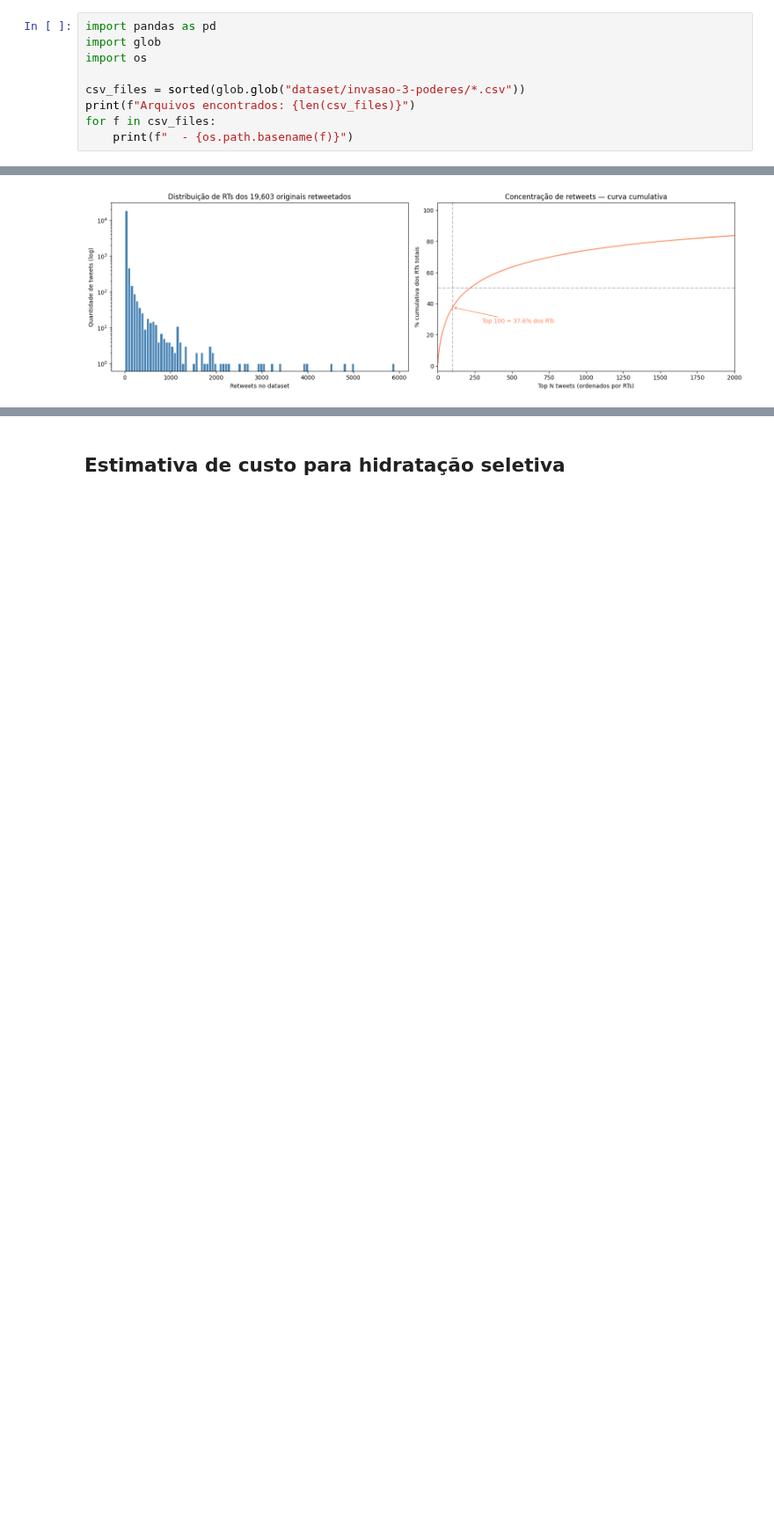
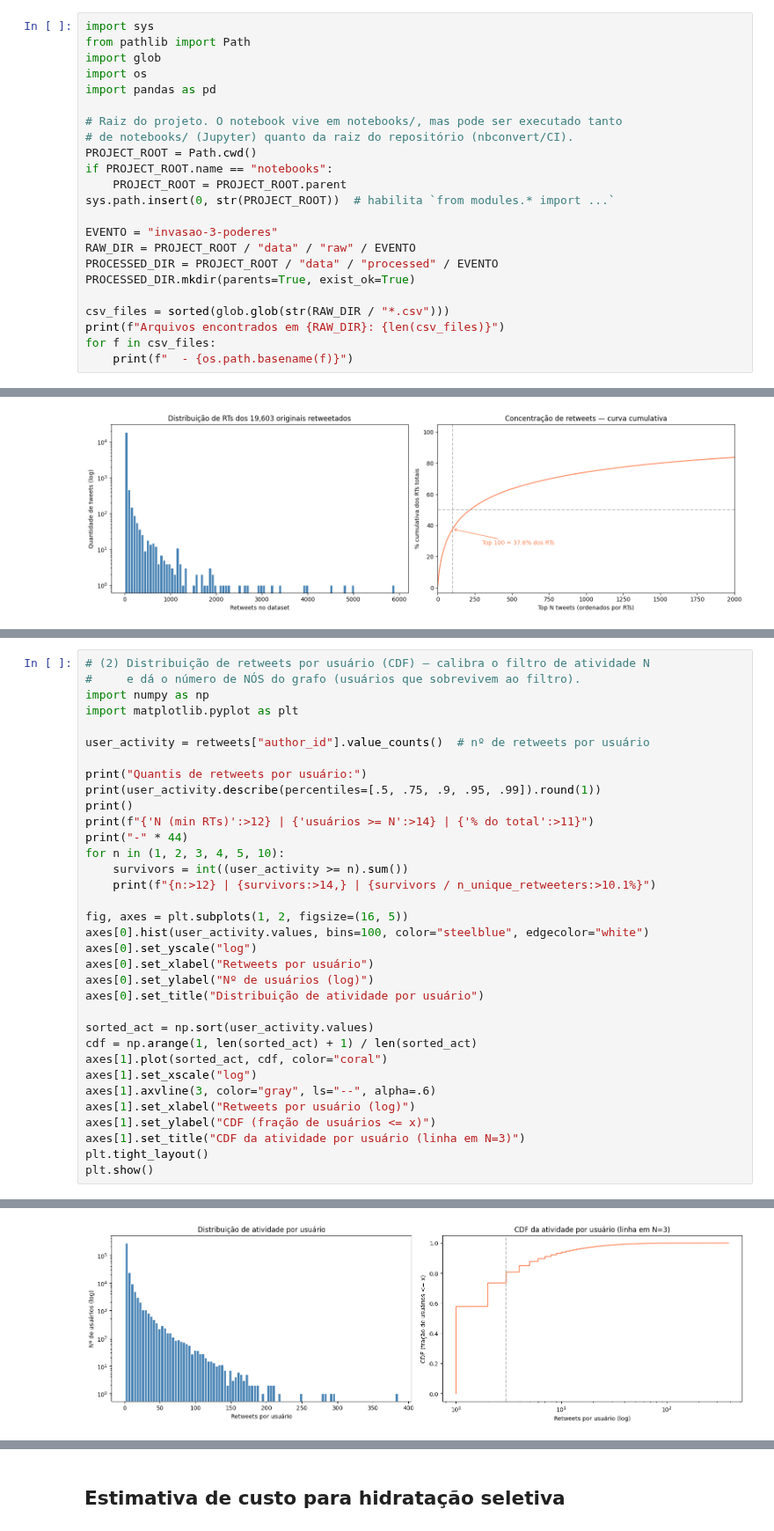
Before and after one commit to Vipigal/tcc-ufmg, a Jupyter notebook: notebooks/exploratory-analysis.ipynb, the cells around one changed output, grey strips where cells are left out. Shown at 88% size. Drawn from its saved outputs; the diff is of its cells as text; blank space fills up the shorter version.

Commit message:
add pipeline for data processing + separate python modules

```diff
--- a/notebooks/exploratory-analysis.ipynb
+++ b/notebooks/exploratory-analysis.ipynb
@@ -3,12 +3,26 @@
 
 Objetivo: carregar todos os CSVs do dataset, filtrar apenas os tweets originais (sem `referenced_tweets`) e exportar para `original_tweets.csv`.
 # %%
-import pandas as pd
+import sys
+from pathlib import Path
 import glob
 import os
+import pandas as pd
 
-csv_files = sorted(glob.glob("dataset/invasao-3-poderes/*.csv"))
-print(f"Arquivos encontrados: {len(csv_files)}")
+# Raiz do projeto. O notebook vive em notebooks/, mas pode ser executado tanto
+# de notebooks/ (Jupyter) quanto da raiz do repositório (nbconvert/CI).
+PROJECT_ROOT = Path.cwd()
+if PROJECT_ROOT.name == "notebooks":
+    PROJECT_ROOT = PROJECT_ROOT.parent
+sys.path.insert(0, str(PROJECT_ROOT))  # habilita `from modules.* import ...`
+
+EVENTO = "invasao-3-poderes"
+RAW_DIR = PROJECT_ROOT / "data" / "raw" / EVENTO
+PROCESSED_DIR = PROJECT_ROOT / "data" / "processed" / EVENTO
+PROCESSED_DIR.mkdir(parents=True, exist_ok=True)
+
+csv_files = sorted(glob.glob(str(RAW_DIR / "*.csv")))
+print(f"Arquivos encontrados em {RAW_DIR}: {len(csv_files)}")
 for f in csv_files:
     print(f"  - {os.path.basename(f)}")
 # %% [output]
@@ -234,0 +294,35 @@ plt.show()
+# %%
+# (2) Distribuição de retweets por usuário (CDF) — calibra o filtro de atividade N
+#     e dá o número de NÓS do grafo (usuários que sobrevivem ao filtro).
+import numpy as np
+import matplotlib.pyplot as plt
+
+user_activity = retweets["author_id"].value_counts()  # nº de retweets por usuário
+
+print("Quantis de retweets por usuário:")
+print(user_activity.describe(percentiles=[.5, .75, .9, .95, .99]).round(1))
+print()
+print(f"{'N (min RTs)':>12} | {'usuários >= N':>14} | {'% do total':>11}")
+print("-" * 44)
+for n in (1, 2, 3, 4, 5, 10):
+    survivors = int((user_activity >= n).sum())
+    print(f"{n:>12} | {survivors:>14,} | {survivors / n_unique_retweeters:>10.1%}")
+
+fig, axes = plt.subplots(1, 2, figsize=(16, 5))
+axes[0].hist(user_activity.values, bins=100, color="steelblue", edgecolor="white")
+axes[0].set_yscale("log")
+axes[0].set_xlabel("Retweets por usuário")
+axes[0].set_ylabel("Nº de usuários (log)")
+axes[0].set_title("Distribuição de atividade por usuário")
+
+sorted_act = np.sort(user_activity.values)
+cdf = np.arange(1, len(sorted_act) + 1) / len(sorted_act)
+axes[1].plot(sorted_act, cdf, color="coral")
+axes[1].set_xscale("log")
+axes[1].axvline(3, color="gray", ls="--", alpha=.6)
+axes[1].set_xlabel("Retweets por usuário (log)")
+axes[1].set_ylabel("CDF (fração de usuários <= x)")
+axes[1].set_title("CDF da atividade por usuário (linha em N=3)")
+plt.tight_layout()
+plt.show()
+# %% [output]
@@ -234,0 +346 @@ plt.show()
+[figure, added]
```
Also changed, not shown: parts of 16 cells of this notebook, 27 other files.
